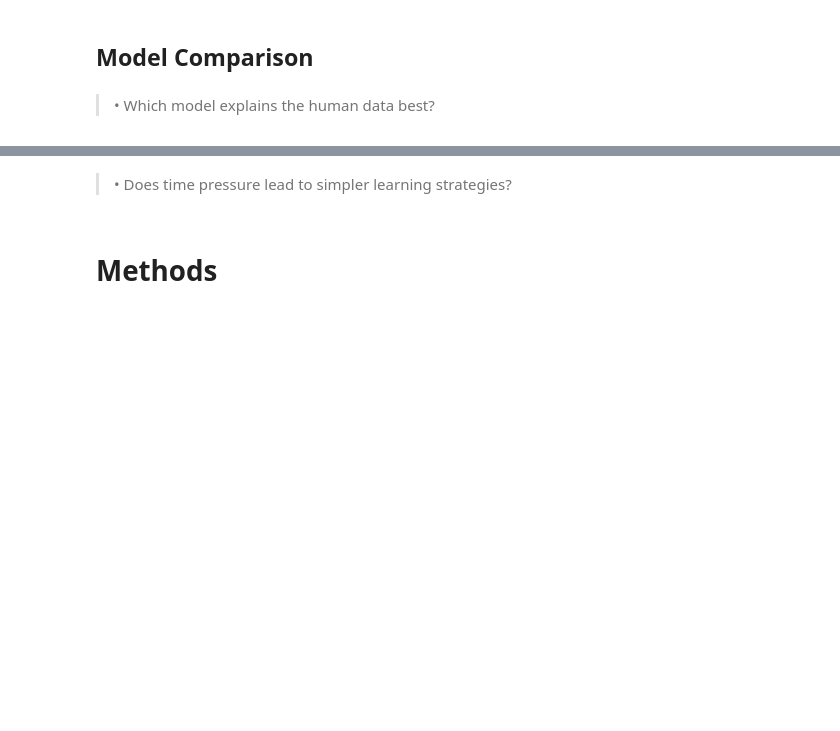
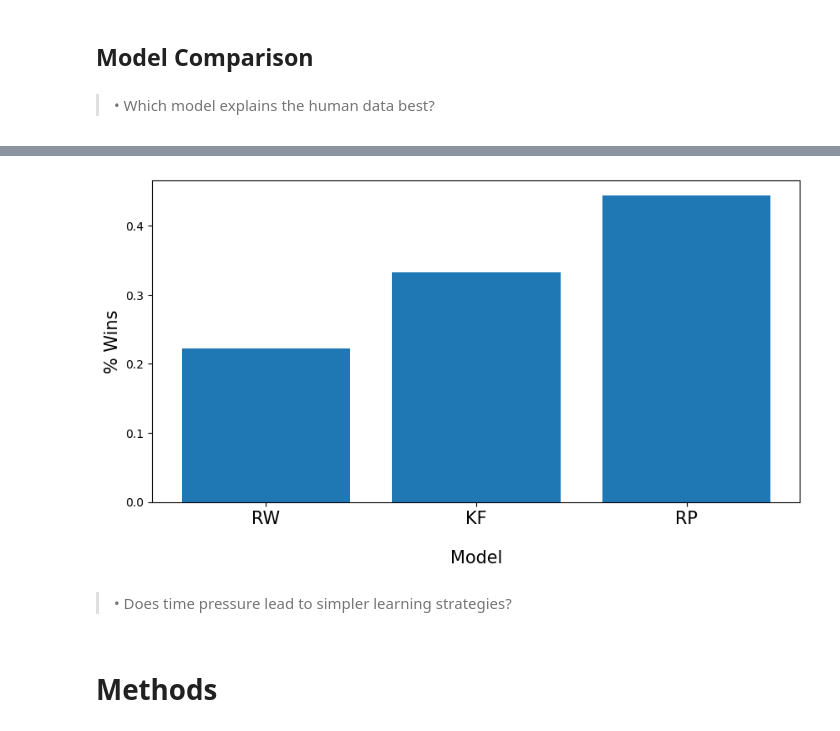
Before and after one commit to pulkitgoyal56/CCCP, a Jupyter notebook: CCCP.ipynb, the cells around one changed output, grey strips where cells are left out. Saved outputs shown, nothing was run; the diff lists cells and outputs as text; code cells hidden in the pictures; blank space fills up the shorter version.

```diff
--- a/CCCP.ipynb
+++ b/CCCP.ipynb
@@ -287,3 +467,15 @@ strong multicollinearity or other numerical problems.
+# %%
+model_wins = np.argmin(all_BIC, 0)
+model_plot = np.histogram(model_wins, [0, 1, 2, 3])[0] / N
+
+plt.figure(figsize=(10,5))
+
+plt.bar(['RW','KF','RP'], model_plot);
+plt.xticks(fontsize = 15);
+plt.xlabel('Model', labelpad = 20, fontsize = 15);
+plt.ylabel('% Wins', fontsize=15);
+# %% [output]
+[figure, added]
 # %% [markdown]
 > • Does time pressure lead to simpler learning strategies?
 # %% [markdown]
```
Also changed, not shown: parts of 64 cells of this notebook.
